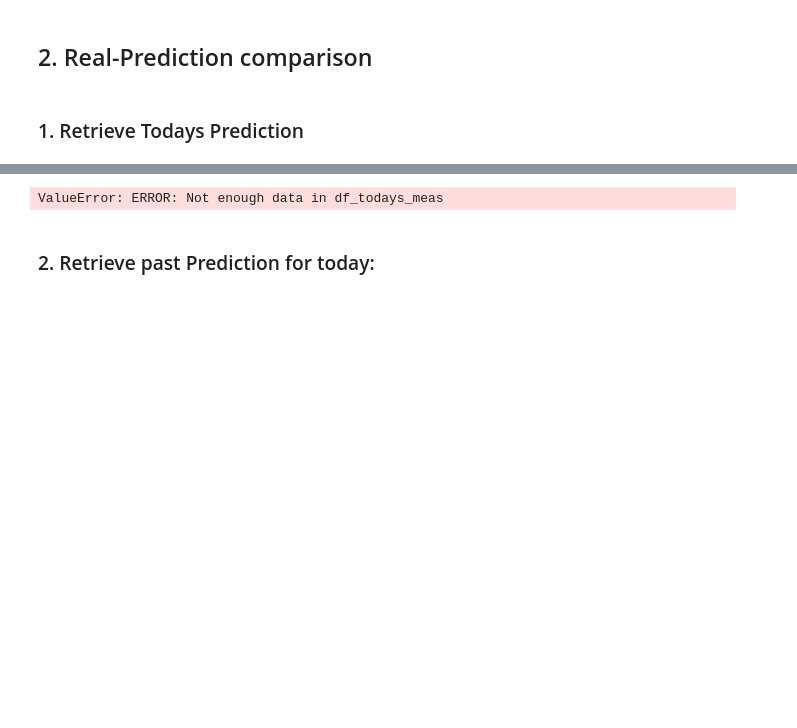
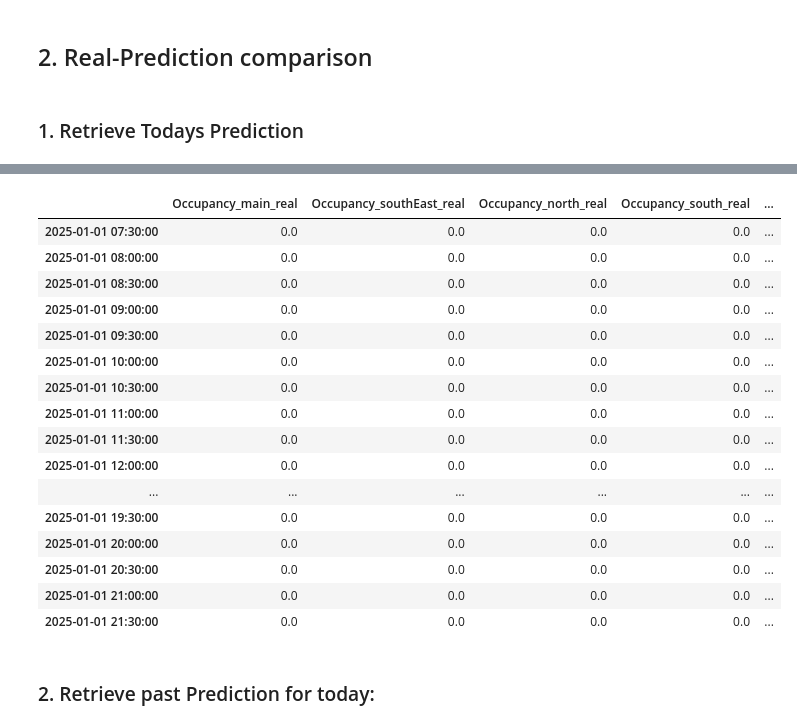
Before and after one commit to davidenascivera/KTH_seat_predictor, a Jupyter notebook: comparison_update/comparison_pred_reality.ipynb, the cells around one changed output, grey strips where cells are left out. Saved outputs shown, nothing was run; the diff lists cells and outputs as text; code cells hidden in the pictures; blank space fills up the shorter version.

```diff
--- a/comparison_update/comparison_pred_reality.ipynb
+++ b/comparison_update/comparison_pred_reality.ipynb
@@ -99,9 +99,33 @@ last_entry_time = df_today_real.index[-1].time()
 threshold_time = pd.to_datetime("21:30").time()
 
 if last_entry_time < threshold_time:
-    raise ValueError("ERROR: Not enough data in df_todays_meas")
+    raise ValueError("Not enough data in df_todays_meas")
-# %% [output]
-ValueError: ERROR: Not enough data in df_todays_meas
+# %%
+# Filter data for time between 07:30 and 21:30
+start_time = pd.to_datetime("07:30").time()
+end_time = pd.to_datetime("21:30").time()
+
+df_filtered = df_today_real.between_time(start_time, end_time)
+df_today_real = df_filtered.copy()
+df_today_real.tail()
+# %% [output]
+|  | Occupancy_main_real | Occupancy_southEast_real | Occupancy_north_real | Occupancy_south_real | ... |
+| 2025-01-01 07:30:00 | 0.0 | 0.0 | 0.0 | 0.0 | ... |
+| 2025-01-01 08:00:00 | 0.0 | 0.0 | 0.0 | 0.0 | ... |
+| 2025-01-01 08:30:00 | 0.0 | 0.0 | 0.0 | 0.0 | ... |
+| 2025-01-01 09:00:00 | 0.0 | 0.0 | 0.0 | 0.0 | ... |
+| 2025-01-01 09:30:00 | 0.0 | 0.0 | 0.0 | 0.0 | ... |
+| 2025-01-01 10:00:00 | 0.0 | 0.0 | 0.0 | 0.0 | ... |
+| 2025-01-01 10:30:00 | 0.0 | 0.0 | 0.0 | 0.0 | ... |
+| 2025-01-01 11:00:00 | 0.0 | 0.0 | 0.0 | 0.0 | ... |
+| 2025-01-01 11:30:00 | 0.0 | 0.0 | 0.0 | 0.0 | ... |
+| 2025-01-01 12:00:00 | 0.0 | 0.0 | 0.0 | 0.0 | ... |
+| ... | ... | ... | ... | ... | ... |
+| 2025-01-01 19:30:00 | 0.0 | 0.0 | 0.0 | 0.0 | ... |
+| 2025-01-01 20:00:00 | 0.0 | 0.0 | 0.0 | 0.0 | ... |
+| 2025-01-01 20:30:00 | 0.0 | 0.0 | 0.0 | 0.0 | ... |
+| 2025-01-01 21:00:00 | 0.0 | 0.0 | 0.0 | 0.0 | ... |
+| 2025-01-01 21:30:00 | 0.0 | 0.0 | 0.0 | 0.0 | ... |
 # %% [markdown]
 ### 2. Retrieve past Prediction for today:
 # %%
```
Also changed, not shown: parts of 11 cells of this notebook, 1 other file.
